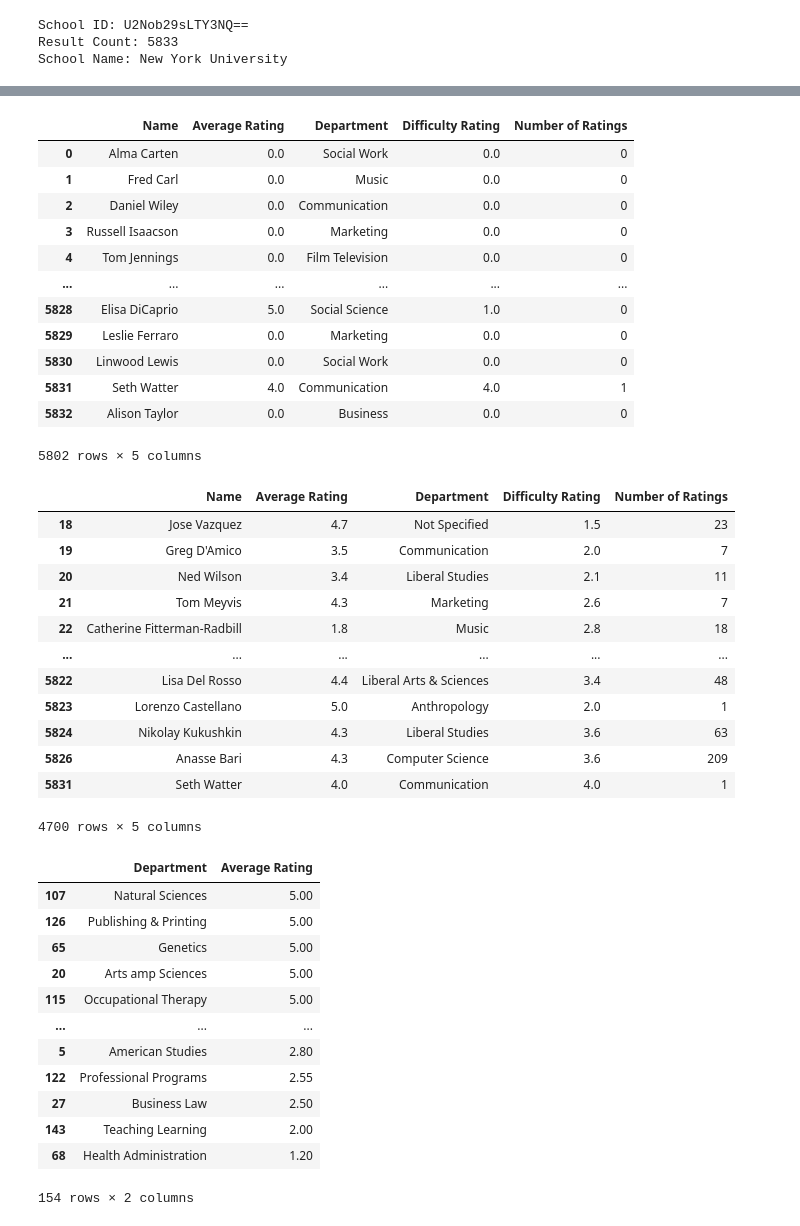
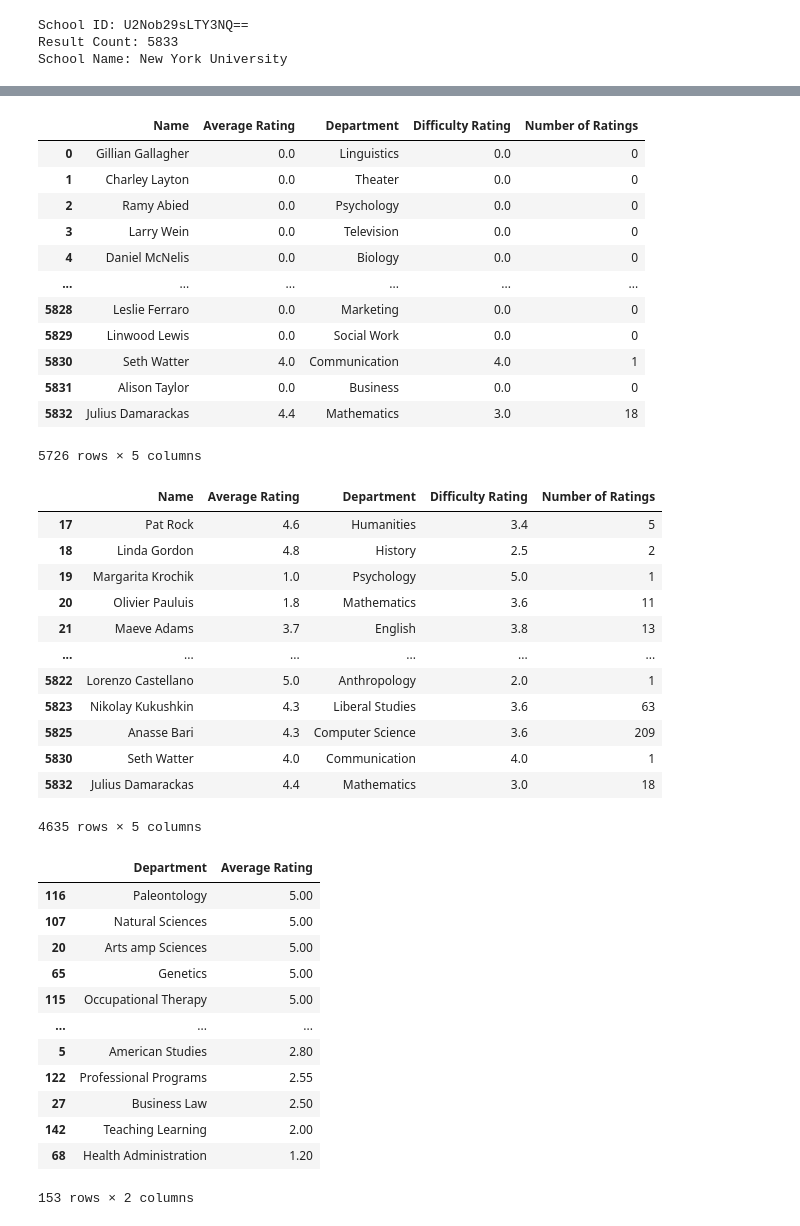
Before and after one commit to RitinDev/nyu-ratemyprof-scrape, a Jupyter notebook: parser.ipynb, the cells around one changed output, grey strips where cells are left out. Saved outputs shown, nothing was run; the diff lists cells and outputs as text; code cells hidden in the pictures.

Commit message:
feat: remove printing of `get_teacher_data()` output + simpler duplicate row removal

```diff
--- a/parser.ipynb
+++ b/parser.ipynb
@@ -251,23 +232,23 @@ df
 5833 rows × 5 columns
 # %%
-# Keep only rows with unique (name, department) pairs
-df = df.drop_duplicates(subset=['Name', 'Department'], keep='first')
+# Keep only unique rows
+df = df.drop_duplicates()
 
 df
 # %% [output]
 |  | Name | Average Rating | Department | Difficulty Rating | Number of Ratings |
-| 0 | Alma Carten | 0.0 | Social Work | 0.0 | 0 |
-| 1 | Fred Carl | 0.0 | Music | 0.0 | 0 |
-| 2 | Daniel Wiley | 0.0 | Communication | 0.0 | 0 |
-| 3 | Russell Isaacson | 0.0 | Marketing | 0.0 | 0 |
-| 4 | Tom Jennings | 0.0 | Film Television | 0.0 | 0 |
+| 0 | Gillian Gallagher | 0.0 | Linguistics | 0.0 | 0 |
+| 1 | Charley Layton | 0.0 | Theater | 0.0 | 0 |
+| 2 | Ramy Abied | 0.0 | Psychology | 0.0 | 0 |
+| 3 | Larry Wein | 0.0 | Television | 0.0 | 0 |
+| 4 | Daniel McNelis | 0.0 | Biology | 0.0 | 0 |
 | ... | ... | ... | ... | ... | ... |
-| 5828 | Elisa DiCaprio | 5.0 | Social Science | 1.0 | 0 |
-| 5829 | Leslie Ferraro | 0.0 | Marketing | 0.0 | 0 |
-| 5830 | Linwood Lewis | 0.0 | Social Work | 0.0 | 0 |
-| 5831 | Seth Watter | 4.0 | Communication | 4.0 | 1 |
-| 5832 | Alison Taylor | 0.0 | Business | 0.0 | 0 |
+| 5828 | Leslie Ferraro | 0.0 | Marketing | 0.0 | 0 |
+| 5829 | Linwood Lewis | 0.0 | Social Work | 0.0 | 0 |
+| 5830 | Seth Watter | 4.0 | Communication | 4.0 | 1 |
+| 5831 | Alison Taylor | 0.0 | Business | 0.0 | 0 |
+| 5832 | Julius Damarackas | 4.4 | Mathematics | 3.0 | 18 |
-5802 rows × 5 columns
+5726 rows × 5 columns
 # %%
 # Remove rows with Number of Ratings of 0
 df = df[df['Number of Ratings'] != 0]
@@ -275,18 +256,18 @@ df = df[df['Number of Ratings'] != 0]
 df
 # %% [output]
 |  | Name | Average Rating | Department | Difficulty Rating | Number of Ratings |
-| 18 | Jose Vazquez | 4.7 | Not Specified | 1.5 | 23 |
-| 19 | Greg D'Amico | 3.5 | Communication | 2.0 | 7 |
-| 20 | Ned Wilson | 3.4 | Liberal Studies | 2.1 | 11 |
-| 21 | Tom Meyvis | 4.3 | Marketing | 2.6 | 7 |
-| 22 | Catherine Fitterman-Radbill | 1.8 | Music | 2.8 | 18 |
+| 17 | Pat Rock | 4.6 | Humanities | 3.4 | 5 |
+| 18 | Linda Gordon | 4.8 | History | 2.5 | 2 |
+| 19 | Margarita Krochik | 1.0 | Psychology | 5.0 | 1 |
+| 20 | Olivier Pauluis | 1.8 | Mathematics | 3.6 | 11 |
+| 21 | Maeve Adams | 3.7 | English | 3.8 | 13 |
 | ... | ... | ... | ... | ... | ... |
-| 5822 | Lisa Del Rosso | 4.4 | Liberal Arts & Sciences | 3.4 | 48 |
-| 5823 | Lorenzo Castellano | 5.0 | Anthropology | 2.0 | 1 |
-| 5824 | Nikolay Kukushkin | 4.3 | Liberal Studies | 3.6 | 63 |
-| 5826 | Anasse Bari | 4.3 | Computer Science | 3.6 | 209 |
-| 5831 | Seth Watter | 4.0 | Communication | 4.0 | 1 |
+| 5822 | Lorenzo Castellano | 5.0 | Anthropology | 2.0 | 1 |
+| 5823 | Nikolay Kukushkin | 4.3 | Liberal Studies | 3.6 | 63 |
+| 5825 | Anasse Bari | 4.3 | Computer Science | 3.6 | 209 |
+| 5830 | Seth Watter | 4.0 | Communication | 4.0 | 1 |
+| 5832 | Julius Damarackas | 4.4 | Mathematics | 3.0 | 18 |
-4700 rows × 5 columns
+4635 rows × 5 columns
 # %%
 # Get mean rating for each department
 mean_ratings = df.groupby('Department')['Average Rating'].mean().reset_index()
@@ -295,18 +276,18 @@ mean_ratings = mean_ratings.sort_values(by='Average Rating', ascending=False)
 mean_ratings
 # %% [output]
 |  | Department | Average Rating |
+| 116 | Paleontology | 5.00 |
 | 107 | Natural Sciences | 5.00 |
-| 126 | Publishing & Printing | 5.00 |
+| 20 | Arts amp Sciences | 5.00 |
 | 65 | Genetics | 5.00 |
-| 20 | Arts amp Sciences | 5.00 |
 | 115 | Occupational Therapy | 5.00 |
 | ... | ... | ... |
 | 5 | American Studies | 2.80 |
 | 122 | Professional Programs | 2.55 |
 | 27 | Business Law | 2.50 |
-| 143 | Teaching Learning | 2.00 |
+| 142 | Teaching Learning | 2.00 |
 | 68 | Health Administration | 1.20 |
-154 rows × 2 columns
+153 rows × 2 columns
 # %%
 # Get mean difficulty rating for each department
 mean_difficulty = df.groupby('Department')['Difficulty Rating'].mean().reset_index()
```
Also changed, not shown: parts of 7 cells of this notebook, 1 other file.
